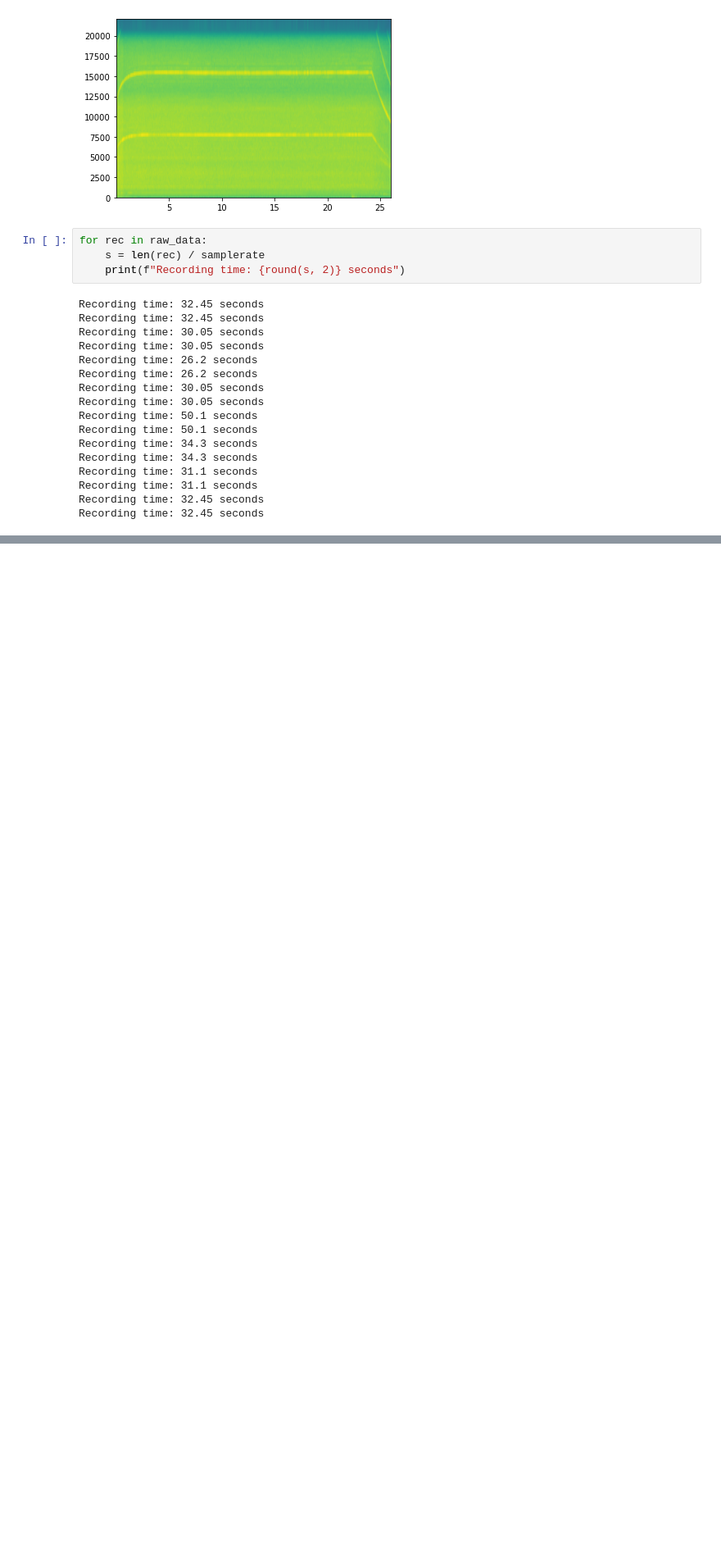
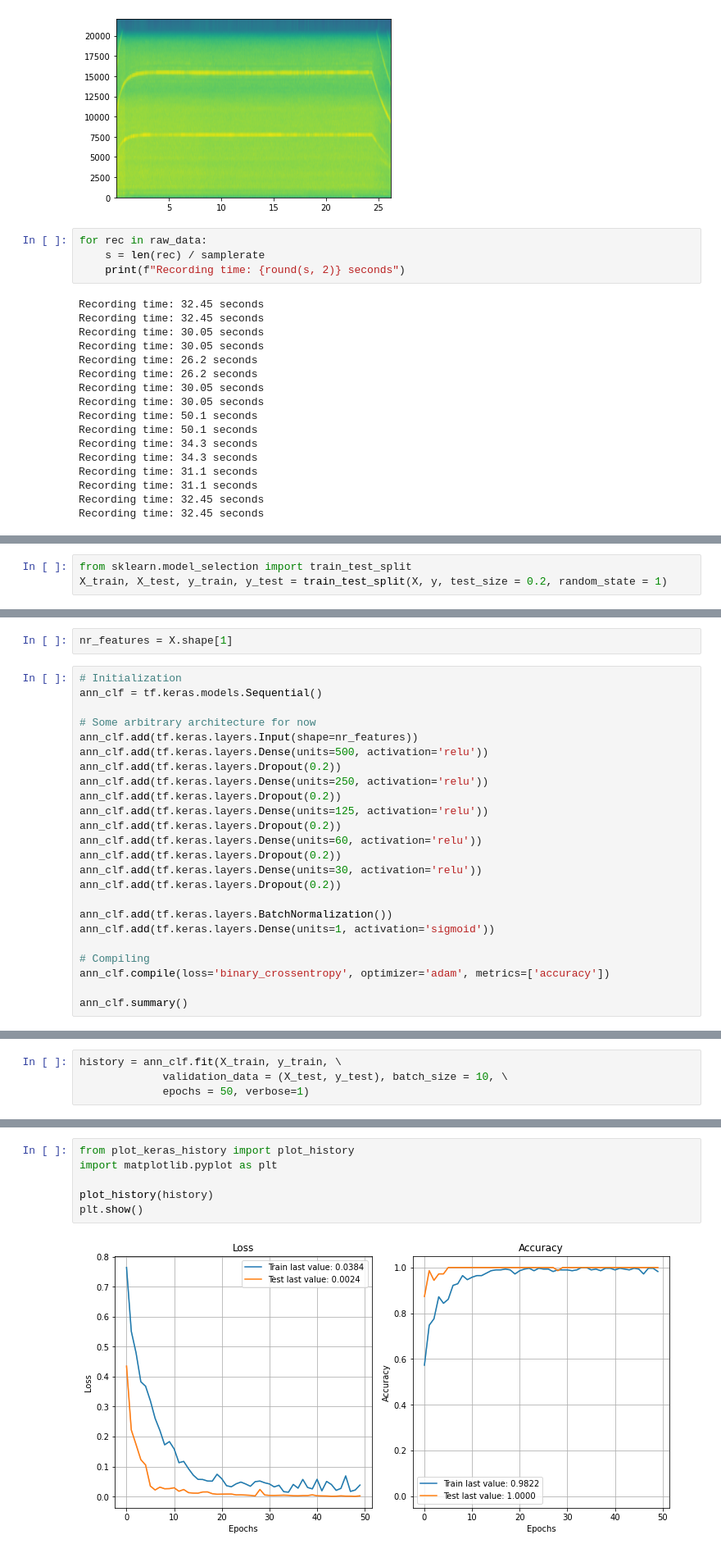
Before and after one commit to erikd234/BikeSentry, a Jupyter notebook: device/audio-recognition/fft_examples/angleGrinderPreprosessing.ipynb, the cells around one changed output, grey strips where cells are left out. Shown: that part at 82% size. Drawn from its saved outputs; the diff is of its cells as text; blank space fills up the shorter version.

```diff
--- a/device/audio-recognition/fft_examples/angleGrinderPreprosessing.ipynb
+++ b/device/audio-recognition/fft_examples/angleGrinderPreprosessing.ipynb
@@ -213,0 +285,3 @@ pd.DataFrame(bin_array).iloc[:,30:40]
+# %%
+from sklearn.model_selection import train_test_split
+X_train, X_test, y_train, y_test = train_test_split(X, y, test_size = 0.2, random_state = 1)
@@ -213,0 +290,26 @@ pd.DataFrame(bin_array).iloc[:,30:40]
+# %%
+nr_features = X.shape[1]
+# %%
+# Initialization
+ann_clf = tf.keras.models.Sequential()
+
+# Some arbitrary architecture for now
+ann_clf.add(tf.keras.layers.Input(shape=nr_features))
+ann_clf.add(tf.keras.layers.Dense(units=500, activation='relu'))
+ann_clf.add(tf.keras.layers.Dropout(0.2))
+ann_clf.add(tf.keras.layers.Dense(units=250, activation='relu'))
+ann_clf.add(tf.keras.layers.Dropout(0.2))
+ann_clf.add(tf.keras.layers.Dense(units=125, activation='relu'))
+ann_clf.add(tf.keras.layers.Dropout(0.2))
+ann_clf.add(tf.keras.layers.Dense(units=60, activation='relu'))
+ann_clf.add(tf.keras.layers.Dropout(0.2))
+ann_clf.add(tf.keras.layers.Dense(units=30, activation='relu'))
+ann_clf.add(tf.keras.layers.Dropout(0.2))
+
+ann_clf.add(tf.keras.layers.BatchNormalization())
+ann_clf.add(tf.keras.layers.Dense(units=1, activation='sigmoid'))
+
+# Compiling
+ann_clf.compile(loss='binary_crossentropy', optimizer='adam', metrics=['accuracy'])
+
+ann_clf.summary()
@@ -213,0 +334,4 @@ pd.DataFrame(bin_array).iloc[:,30:40]
+# %%
+history = ann_clf.fit(X_train, y_train, \
+             validation_data = (X_test, y_test), batch_size = 10, \
+             epochs = 50, verbose=1)
@@ -213,0 +356,8 @@ pd.DataFrame(bin_array).iloc[:,30:40]
+# %%
+from plot_keras_history import plot_history
+import matplotlib.pyplot as plt
+
+plot_history(history)
+plt.show()
+# %% [output]
+[figure, added]
```
Also changed, not shown: parts of 29 cells of this notebook.
